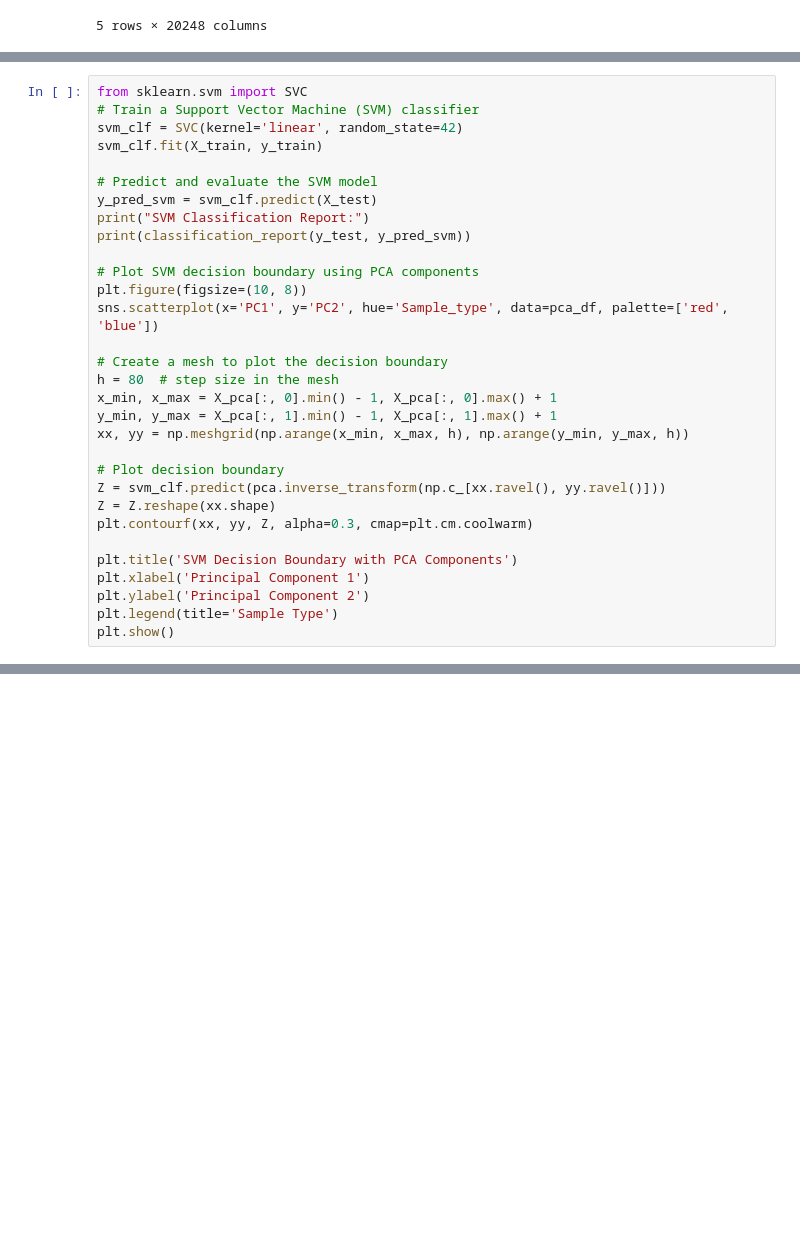
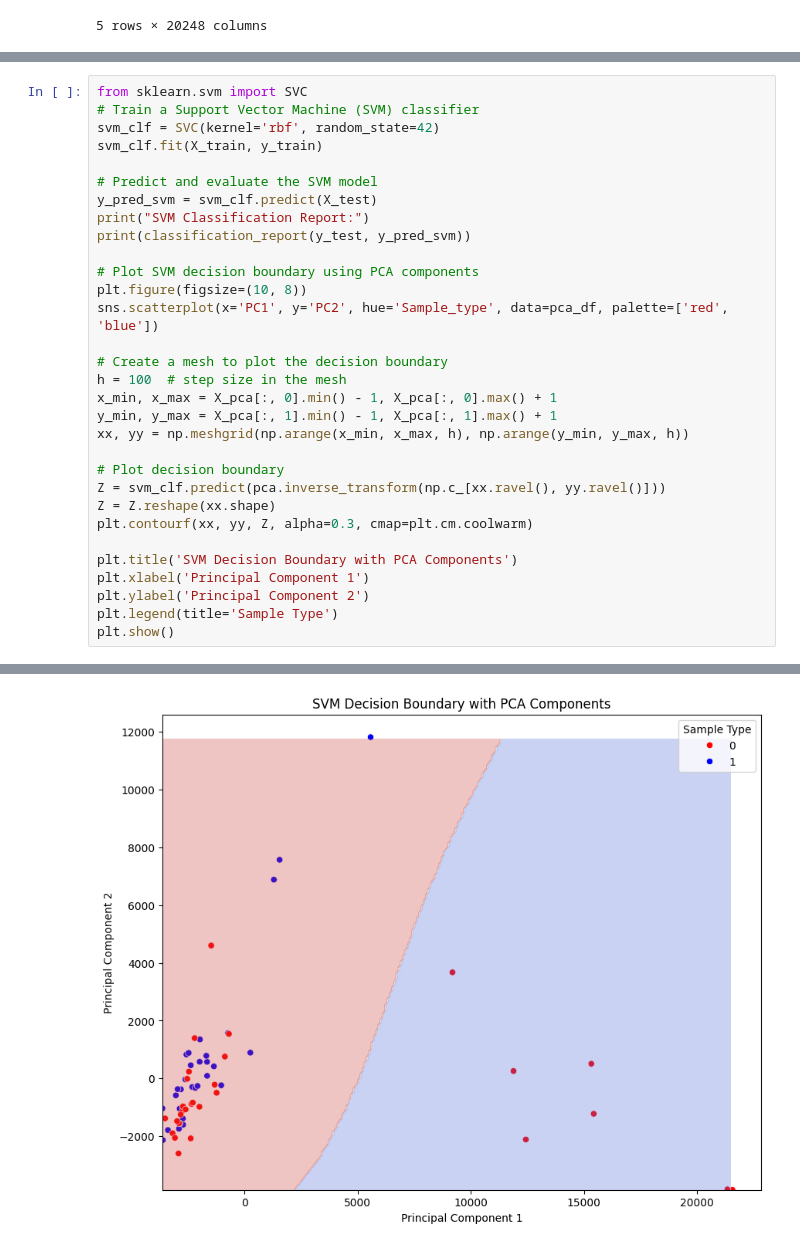
Before and after one commit to giordanoscerra/breast-cancer-classification, a Jupyter notebook: main.ipynb, the cells around one changed output, grey strips where cells are left out. Saved outputs shown, nothing was run; the diff lists cells and outputs as text; blank space fills up the shorter version.

```diff
--- a/main.ipynb
+++ b/main.ipynb
@@ -182,7 +188,7 @@ plt.show()
 # %%
 from sklearn.svm import SVC
 # Train a Support Vector Machine (SVM) classifier
-svm_clf = SVC(kernel='linear', random_state=42)
+svm_clf = SVC(kernel='rbf', random_state=42)
 svm_clf.fit(X_train, y_train)
 
 # Predict and evaluate the SVM model
@@ -195,7 +201,7 @@ plt.figure(figsize=(10, 8))
 sns.scatterplot(x='PC1', y='PC2', hue='Sample_type', data=pca_df, palette=['red', 'blue'])
 
 # Create a mesh to plot the decision boundary
-h = 80  # step size in the mesh
+h = 100  # step size in the mesh
 x_min, x_max = X_pca[:, 0].min() - 1, X_pca[:, 0].max() + 1
 y_min, y_max = X_pca[:, 1].min() - 1, X_pca[:, 1].max() + 1
 xx, yy = np.meshgrid(np.arange(x_min, x_max, h), np.arange(y_min, y_max, h))
@@ -210,3 +216,4 @@ plt.xlabel('Principal Component 1')
 plt.ylabel('Principal Component 2')
 plt.legend(title='Sample Type')
 plt.show()
+# %% [output]
@@ -212,0 +229 @@ plt.show()
+[figure, added]
```
Also changed, not shown: parts of 5 cells of this notebook, 1 other file.
